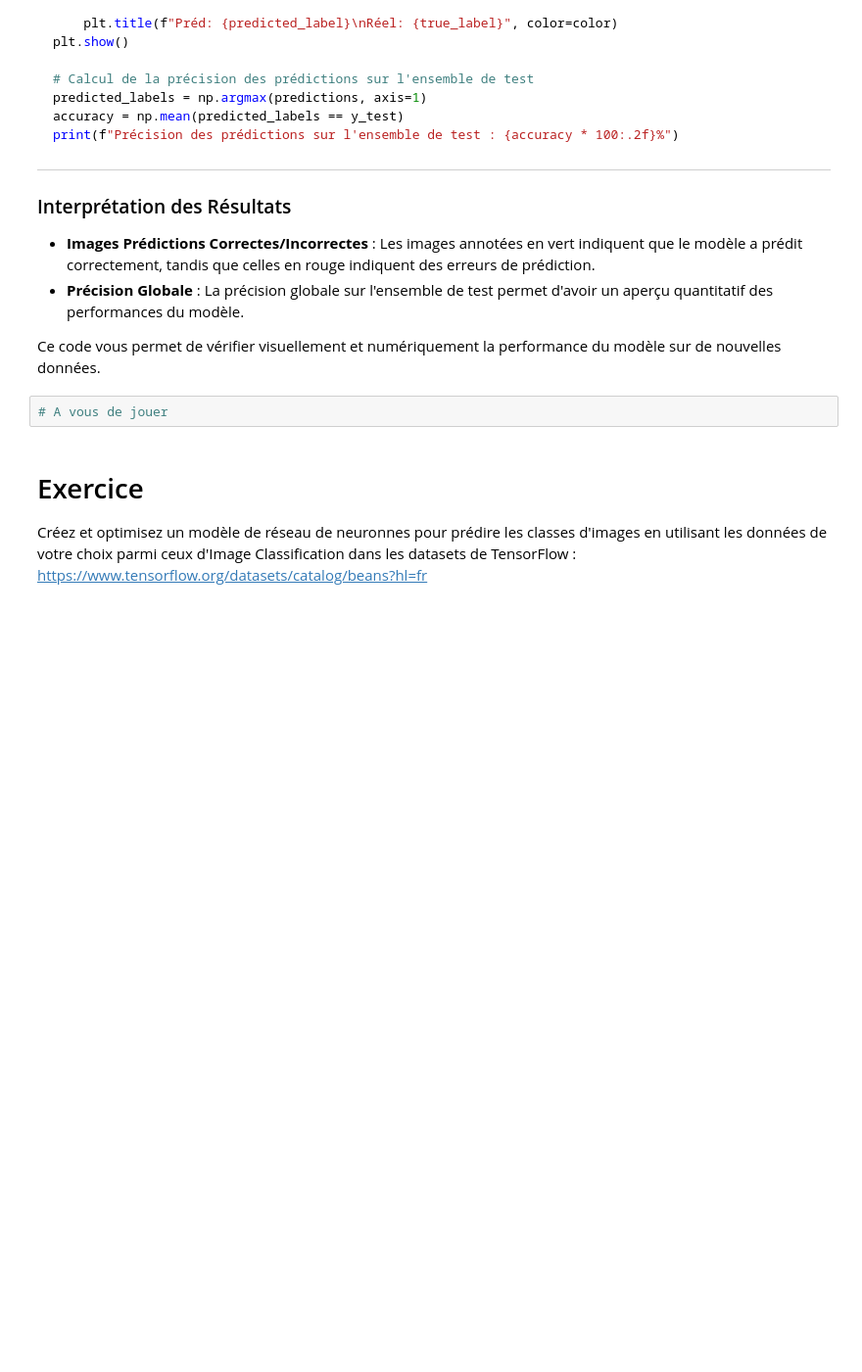
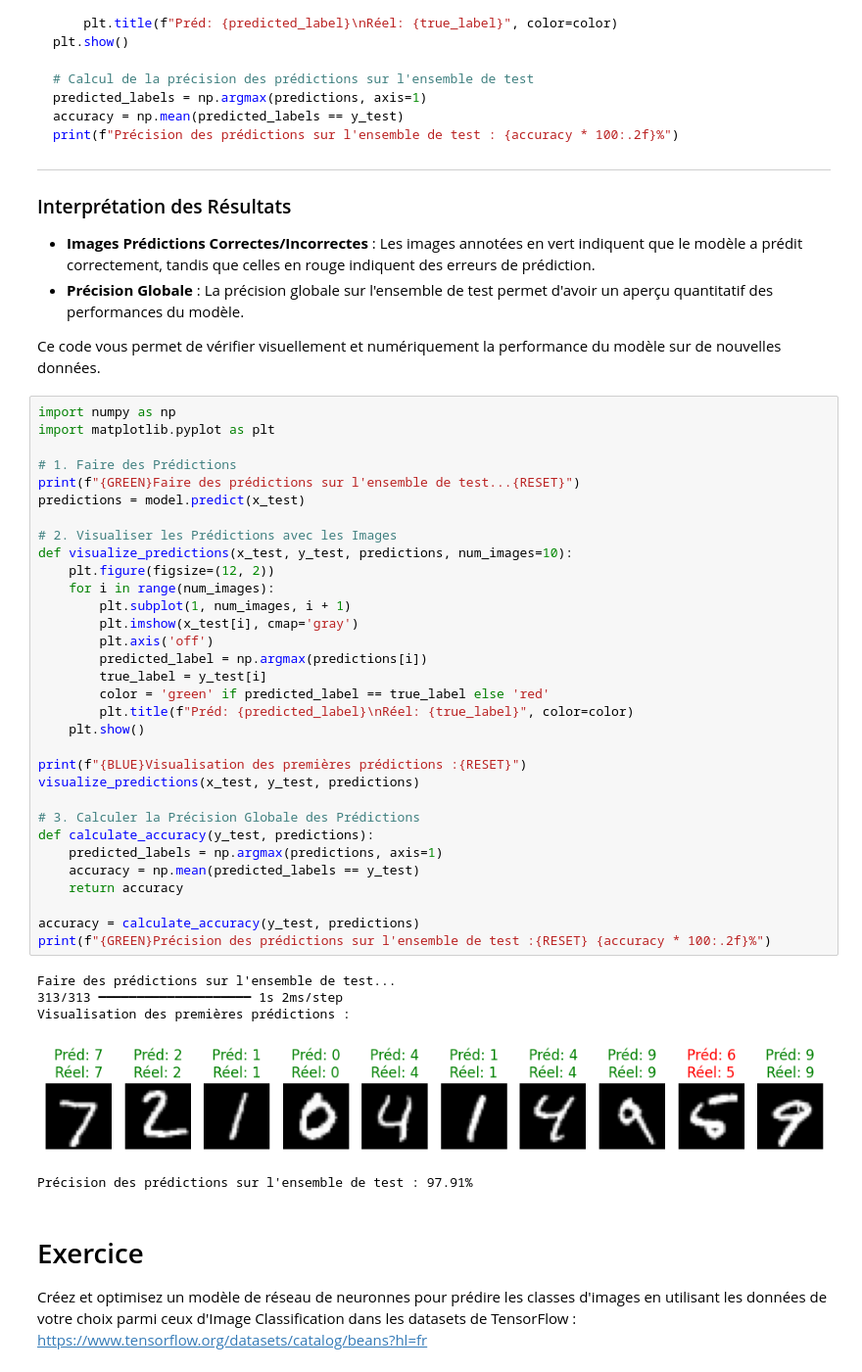
Before and after one commit to TonyVallad/Simplon, a Jupyter notebook: Notebooks/TensorFlow/A_04_03_Intro_MLP_TF.ipynb, the cells around one changed output. Shown at 98% size. Drawn from its saved outputs; the diff is of its cells as text; blank space fills up the shorter version.

```diff
--- a/Notebooks/TensorFlow/A_04_03_Intro_MLP_TF.ipynb
+++ b/Notebooks/TensorFlow/A_04_03_Intro_MLP_TF.ipynb
@@ -613,7 +732,43 @@ print(f"Précision des prédictions sur l'ensemble de test : {accuracy * 100:.2f
 
 Ce code vous permet de vérifier visuellement et numériquement la performance du modèle sur de nouvelles données.
 # %%
-# A vous de jouer
+import numpy as np
+import matplotlib.pyplot as plt
+
+# 1. Faire des Prédictions
+print(f"{GREEN}Faire des prédictions sur l'ensemble de test...{RESET}")
+predictions = model.predict(x_test)
+
+# 2. Visualiser les Prédictions avec les Images
+def visualize_predictions(x_test, y_test, predictions, num_images=10):
+    plt.figure(figsize=(12, 2))
+    for i in range(num_images):
+        plt.subplot(1, num_images, i + 1)
+        plt.imshow(x_test[i], cmap='gray')
+        plt.axis('off')
+        predicted_label = np.argmax(predictions[i])
+        true_label = y_test[i]
+        color = 'green' if predicted_label == true_label else 'red'
+        plt.title(f"Préd: {predicted_label}\nRéel: {true_label}", color=color)
+    plt.show()
+
+print(f"{BLUE}Visualisation des premières prédictions :{RESET}")
+visualize_predictions(x_test, y_test, predictions)
+
+# 3. Calculer la Précision Globale des Prédictions
+def calculate_accuracy(y_test, predictions):
+    predicted_labels = np.argmax(predictions, axis=1)
+    accuracy = np.mean(predicted_labels == y_test)
+    return accuracy
+
+accuracy = calculate_accuracy(y_test, predictions)
+print(f"{GREEN}Précision des prédictions sur l'ensemble de test :{RESET} {accuracy * 100:.2f}%")
+# %% [output]
+Faire des prédictions sur l'ensemble de test...
+313/313 ━━━━━━━━━━━━━━━━━━━━ 1s 2ms/step
+Visualisation des premières prédictions :
+[figure, added]
+Précision des prédictions sur l'ensemble de test : 97.91%
 # %% [markdown]
 # Exercice
 
```
Also changed, not shown: parts of 5 cells of this notebook.
